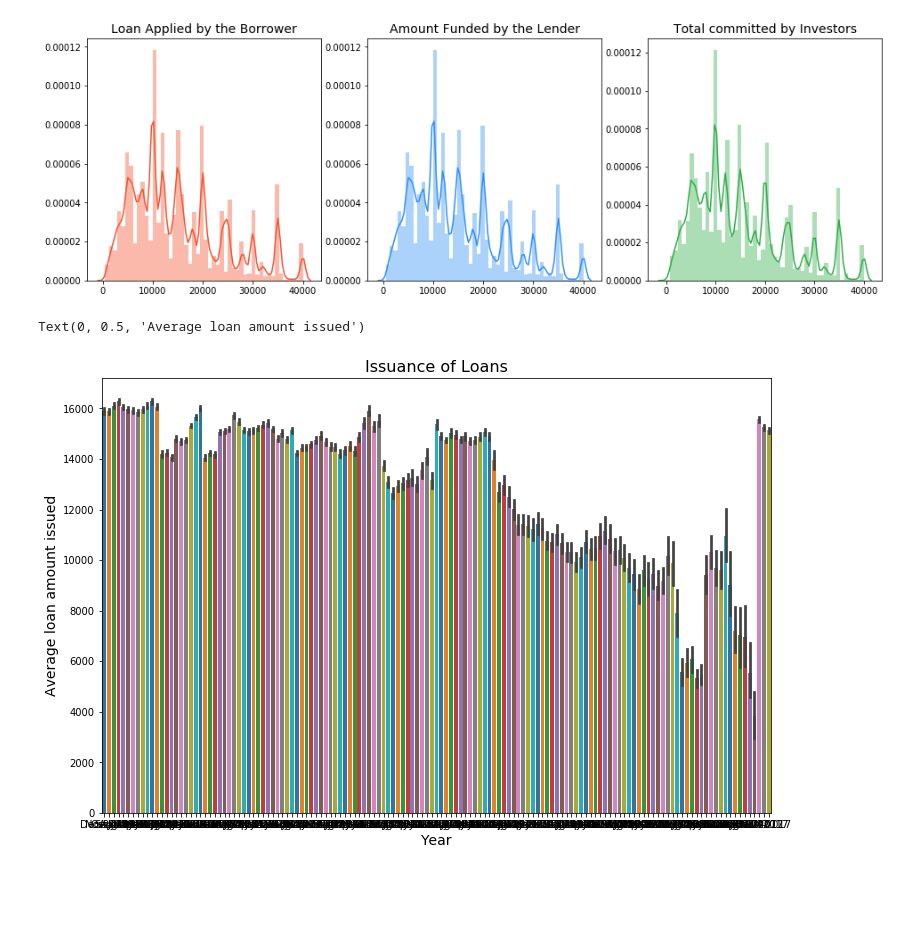
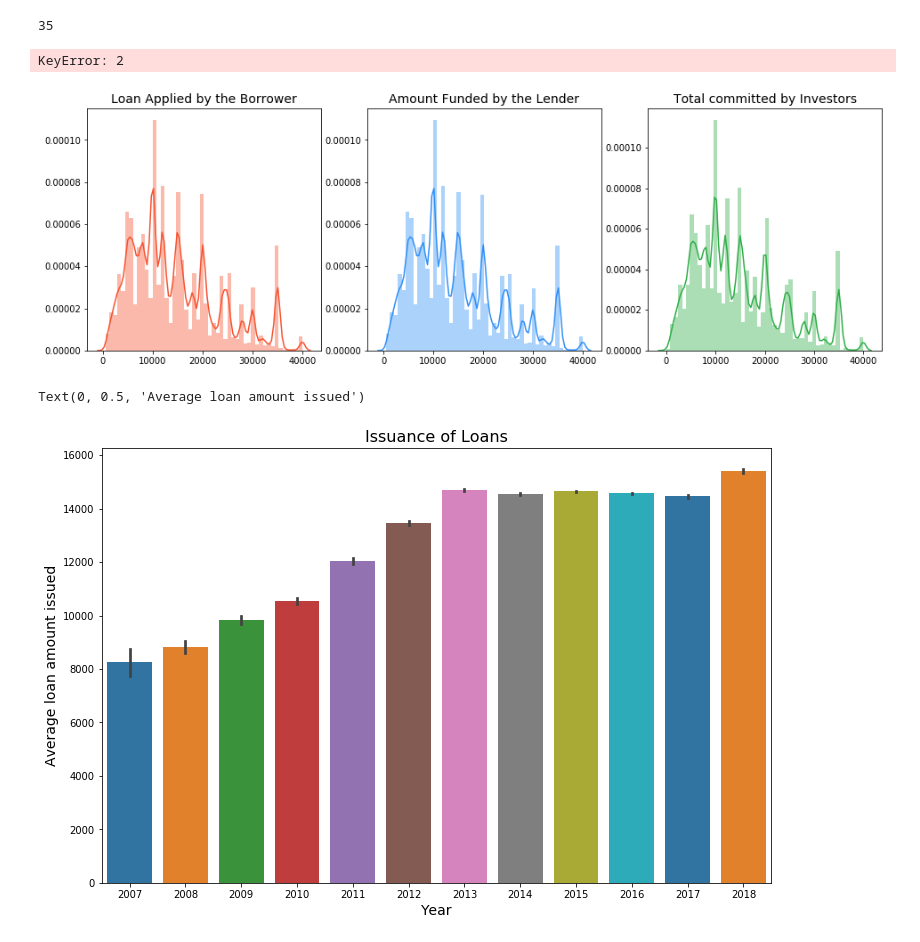
Before and after one commit to sanatanonline/pynb-codes, a Jupyter notebook: src/Lending Club Loan Data Analysis.ipynb, the cells around one changed output. Cells and saved outputs as stored; diff of their text form; code cells hidden in the pictures; blank space fills up the shorter version.

```diff
--- a/src/Lending Club Loan Data Analysis.ipynb
+++ b/src/Lending Club Loan Data Analysis.ipynb
@@ -48,9 +109,39 @@ df = loan_data.copy()
+# %%
+'''
+Drop the manually identified (from the above meta data or the data description) columns if any.
+
+i) There are 4 columns having all null values, first drop them.
+ii) Drop the current loans as we are going to determine if the loan us bad or good loan.
+
+'''
+all_null_cols = loan_data_info[loan_data_info['null_count']=='all'].col
+all_null_cols
+
+loan_data.drop(all_null_cols, axis=1, inplace=True)
+# %%
+loan_data[loan_data["loan_status"]=='Current']
+
+indexNames = loan_data[loan_data["loan_status"]=='Current'].index
+loan_data.drop(indexNames , inplace=True)
+# %%
+'''How many columns have 90% or more data null?'''
+len(loan_data_info[loan_data_info['null_pct']=='more than 90%'])
+# %% [output]
+35
+# %%
+'''
+Convert the String date columns into python datetime
+'''
+loan_data['issue_d'] = loan_data['issue_d'].astype('datetime64[ns]')
+loan_data['issue_d'][2]
+# %% [output]
+KeyError: 2
 # %%
 fig, ax = plt.subplots(1, 3, figsize=(16,5))
 
-loan_amount = df["loan_amnt"].values
-funded_amount = df["funded_amnt"].values
-investor_funds = df["funded_amnt_inv"].values
+loan_amount = loan_data["loan_amnt"].values
+funded_amount = loan_data["funded_amnt"].values
+investor_funds = loan_data["funded_amnt_inv"].values
 
 
 sns.distplot(loan_amount, ax=ax[0], color="#F7522F")
@@ -62,15 +153,13 @@ ax[2].set_title("Total committed by Investors", fontsize=14)
 
 plt.show()
 # %% [output]
-[figure, old version]
+[figure, new version]
 # %%
-# The year of 2015 was the year were the highest amount of loans were issued
-# This is an indication that the economy is quiet recovering itself.
 plt.figure(figsize=(12,8))
-sns.barplot('issue_d', 'loan_amnt', data=df, palette='tab10')
+sns.barplot(loan_data['issue_d'].dt.year, 'loan_amnt', data=loan_data, palette='tab10')
 plt.title('Issuance of Loans', fontsize=16)
 plt.xlabel('Year', fontsize=14)
 plt.ylabel('Average loan amount issued', fontsize=14)
 # %% [output]
 Text(0, 0.5, 'Average loan amount issued')
-[figure, old version]
+[figure, new version]
```
Also changed, not shown: parts of 13 cells of this notebook.
